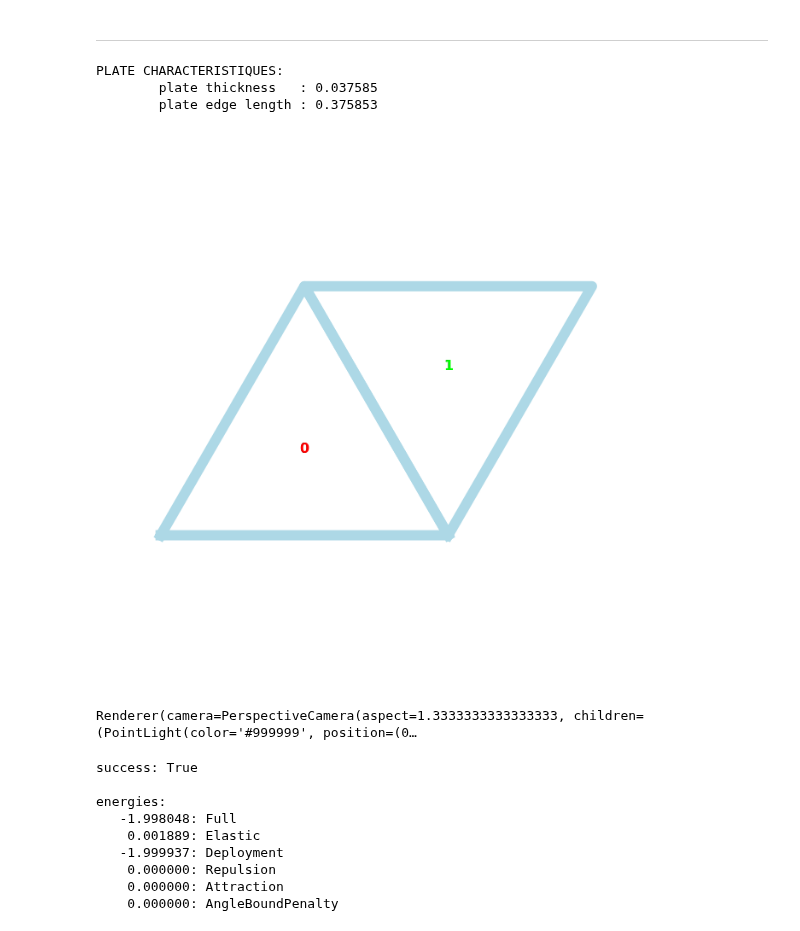
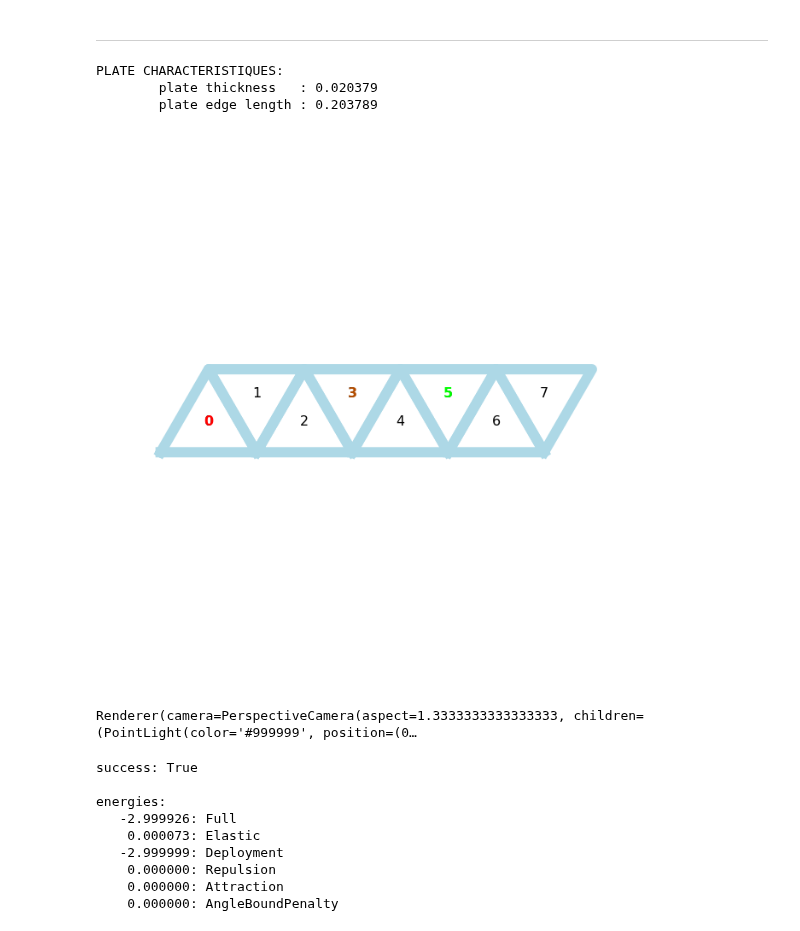
Before and after one commit to udaykusupati/ActuationUmbrellaMeshes, a Jupyter notebook: python/actuation_experiments/regular_trials.ipynb, the cells around one changed output. Cells and saved outputs as stored; diff of their text form; code cells hidden in the pictures.

```diff
--- a/python/actuation_experiments/regular_trials.ipynb
+++ b/python/actuation_experiments/regular_trials.ipynb
@@ -8,7 +8,7 @@ from RegularGrid import RegularGrid
 # %%
 degree = 3
 rows = 1
-cols = 1
+cols = 4
 # %%
 grid = RegularGrid(degree, rows, cols)
 # %% [markdown]
@@ -41,16 +41,19 @@ target_percents = [100]*len(deployed_cells) + [0]*len(undeployed_cells) # 0:unde
 # %%
 # active_cells    = [0]
 # target_percents = [100, 14.285714285714285, 28.57142857142857, 42.857142857142854, 57.14285714285714, 60, 60, 60]
+# %%
+active_cells    = [0,3,5]
+target_percents = [100, 70,0]
 # %%
-grid.generate_mesh(scaling=False)
+grid.generate_mesh(scaling=True)
 # %% [output]
 PLATE CHARACTERISTIQUES:
-        plate thickness   : 0.037585
-        plate edge length : 0.375853
+        plate thickness   : 0.020379
+        plate edge length : 0.203789
 # %%
-plot2D(grid.input_data, grid.curr_um, show_height=False, active_cells=active_cells, target_percents=target_percents)
+plot_undeployed_2D(grid.input_data, grid.curr_um, show_height=False, active_cells=active_cells, target_percents=target_percents)
 # %% [output]
-[figure, old version]
+[figure, new version]
 # %%
 view3D = plot3D(grid.curr_um, grid.input_data)
 view3D.show()
@@ -62,9 +65,9 @@ grid.deploy(active_cells, target_percents, view3D)
 success: True
 
 energies:
-   -1.998048: Full
-    0.001889: Elastic
-   -1.999937: Deployment
+   -2.999926: Full
+    0.000073: Elastic
+   -2.999999: Deployment
     0.000000: Repulsion
     0.000000: Attraction
     0.000000: AngleBoundPenalty
```
Also changed, not shown: parts of 3 cells of this notebook, 3 other files.
